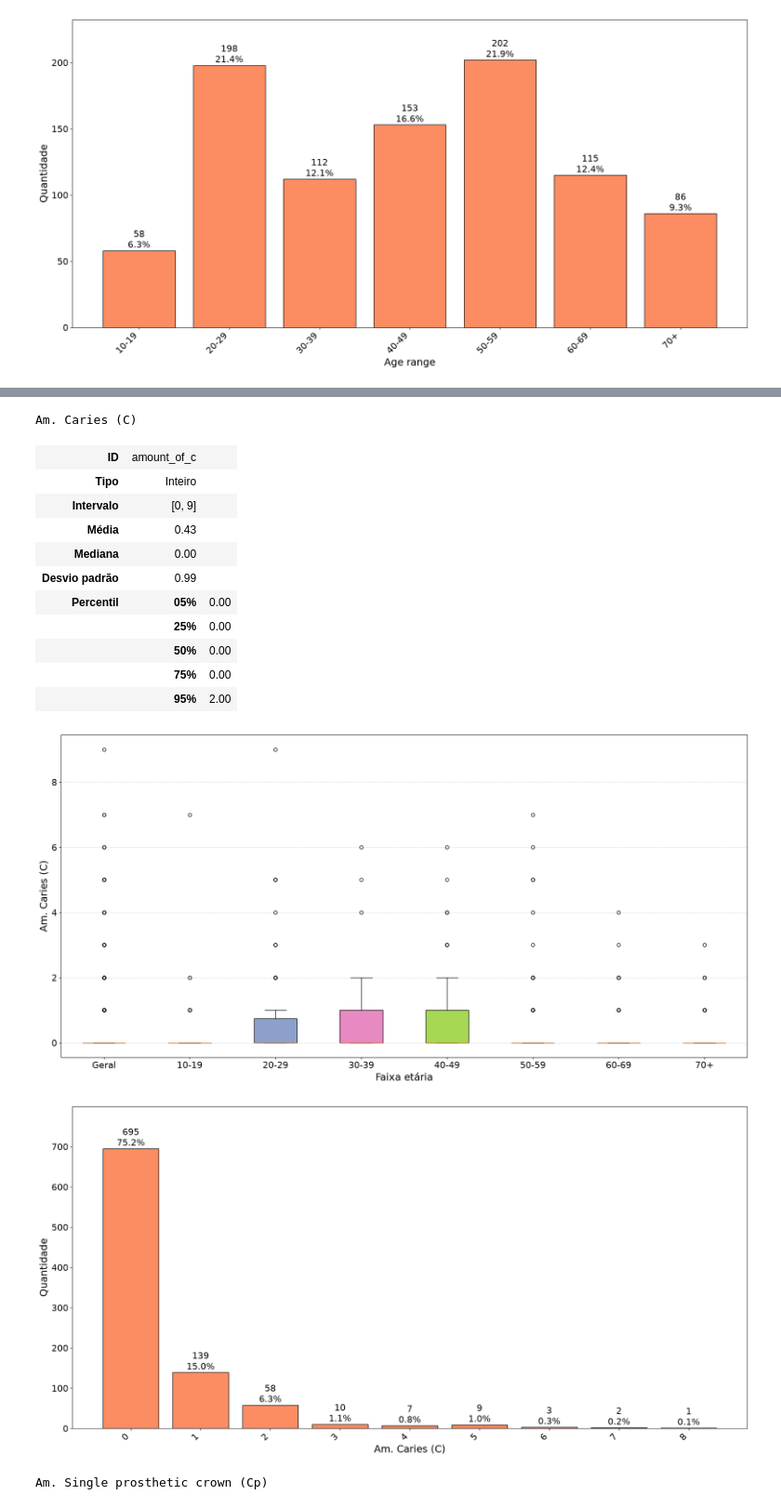
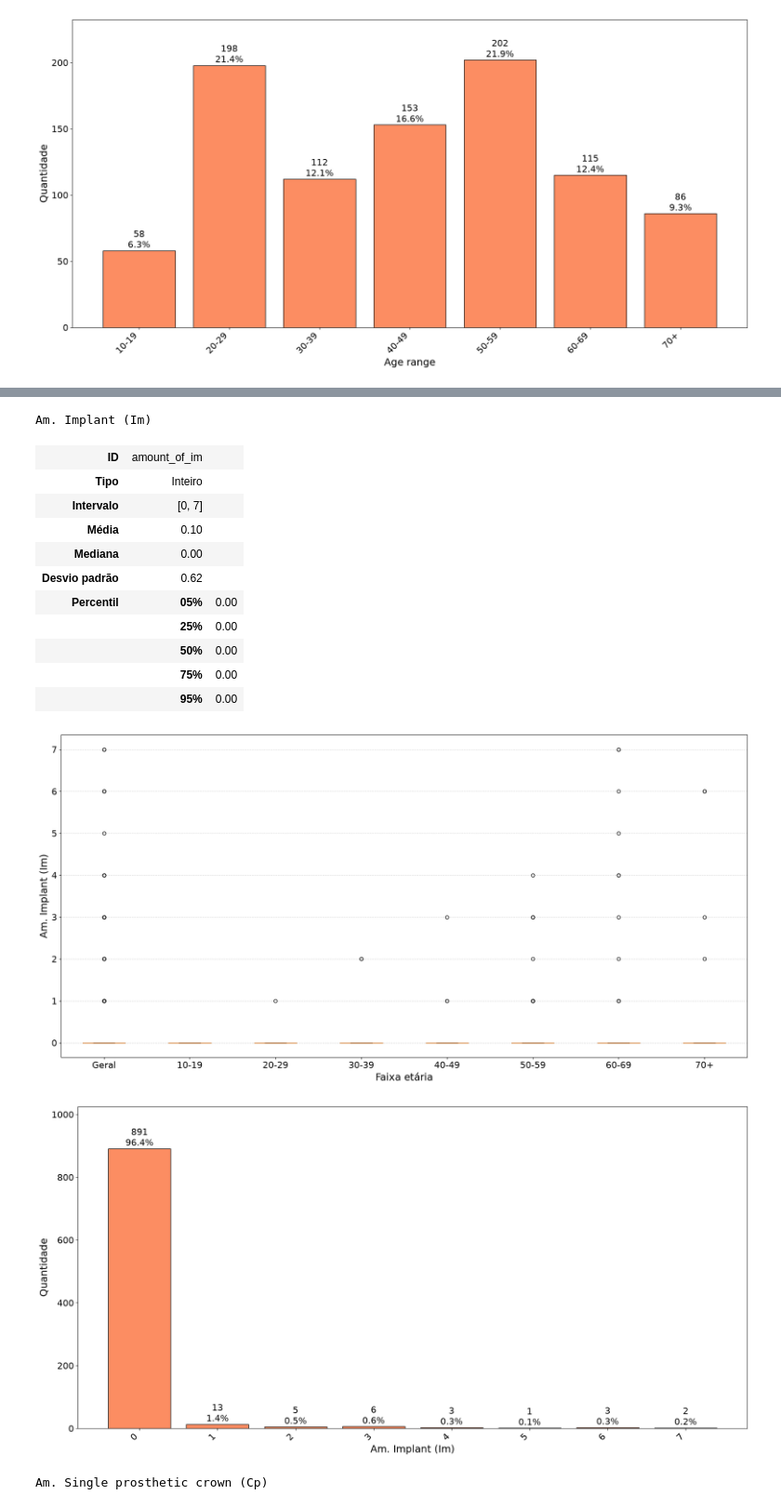
Before and after one commit to gabdumal/data_mining, a Jupyter notebook: assignment_7/analysis.ipynb, the cells around one changed output, grey strips where cells are left out. Shown at 93% size. Drawn from its saved outputs; the diff is of its cells as text; code cells hidden in the pictures.

```diff
--- a/assignment_7/analysis.ipynb
+++ b/assignment_7/analysis.ipynb
@@ -115,31 +94,30 @@ Age range
 # %%
-series = df.amount_of_c
+series = df.amount_of_im
 
 display_feature_description(
     series=series,
     type_name="Inteiro",
     feature_type="numerical",
     age_range=df.age_range,
 )
-plot_histogram(
+plot_bar_graph_of_frequency(
     series=series,
-    bin_width=1,
 )
 # %% [output]
-Am. Caries (C)
+Am. Implant (Im)
-| ID | amount_of_c |  |
+| ID | amount_of_im |  |
 | Tipo | Inteiro |  |
-| Intervalo | [0, 9] |  |
-| Média | 0.43 |  |
+| Intervalo | [0, 7] |  |
+| Média | 0.10 |  |
 | Mediana | 0.00 |  |
-| Desvio padrão | 0.99 |  |
+| Desvio padrão | 0.62 |  |
 | Percentil | 05% | 0.00 |
 |  | 25% | 0.00 |
 |  | 50% | 0.00 |
 |  | 75% | 0.00 |
-|  | 95% | 2.00 |
+|  | 95% | 0.00 |
-[figure, old version]
+[figure, new version]
-[figure, old version]
+[figure, new version]
 # %%
 series = df.amount_of_cp
 
```
Also changed, not shown: parts of 11 cells of this notebook, 4 other files.
